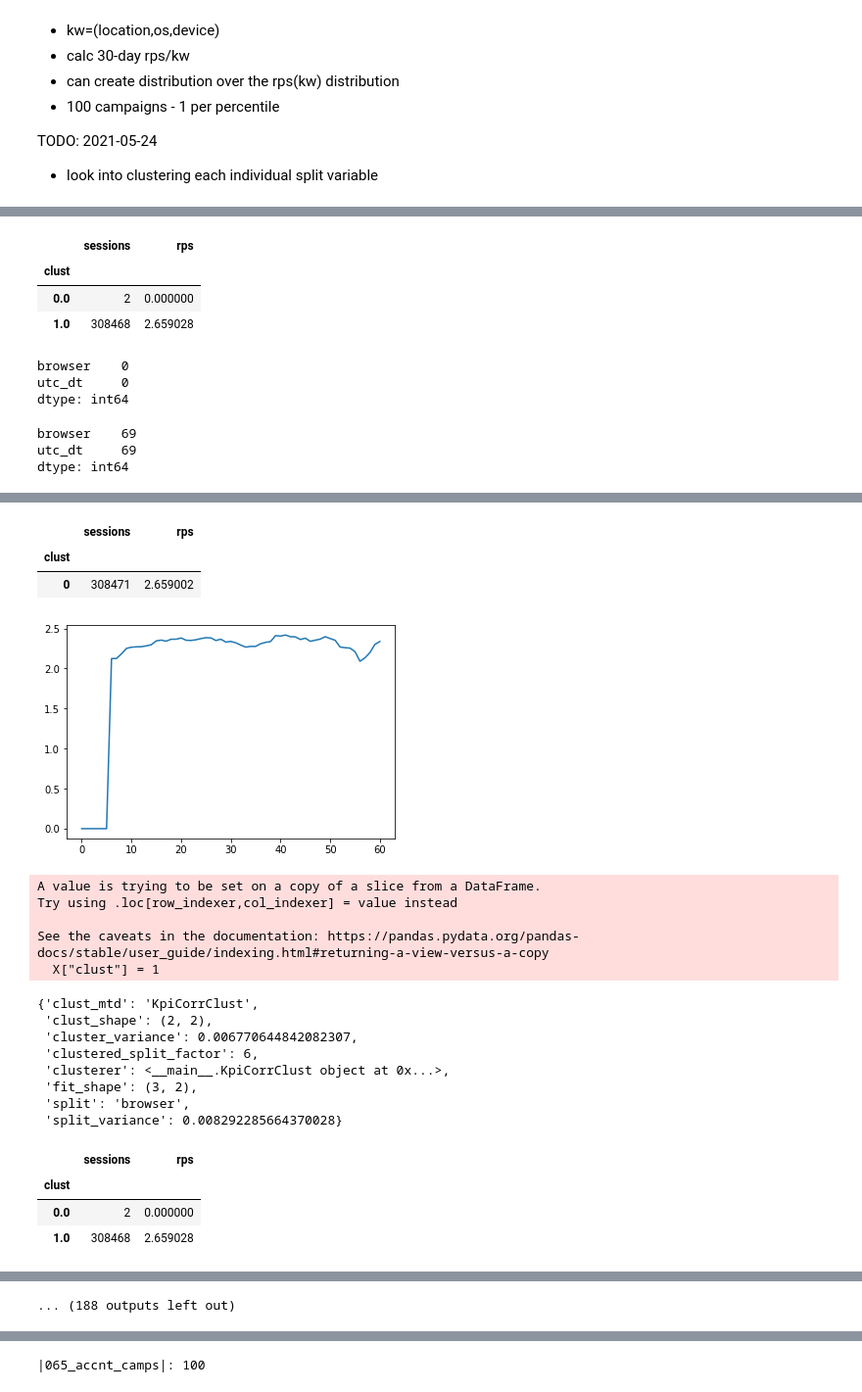
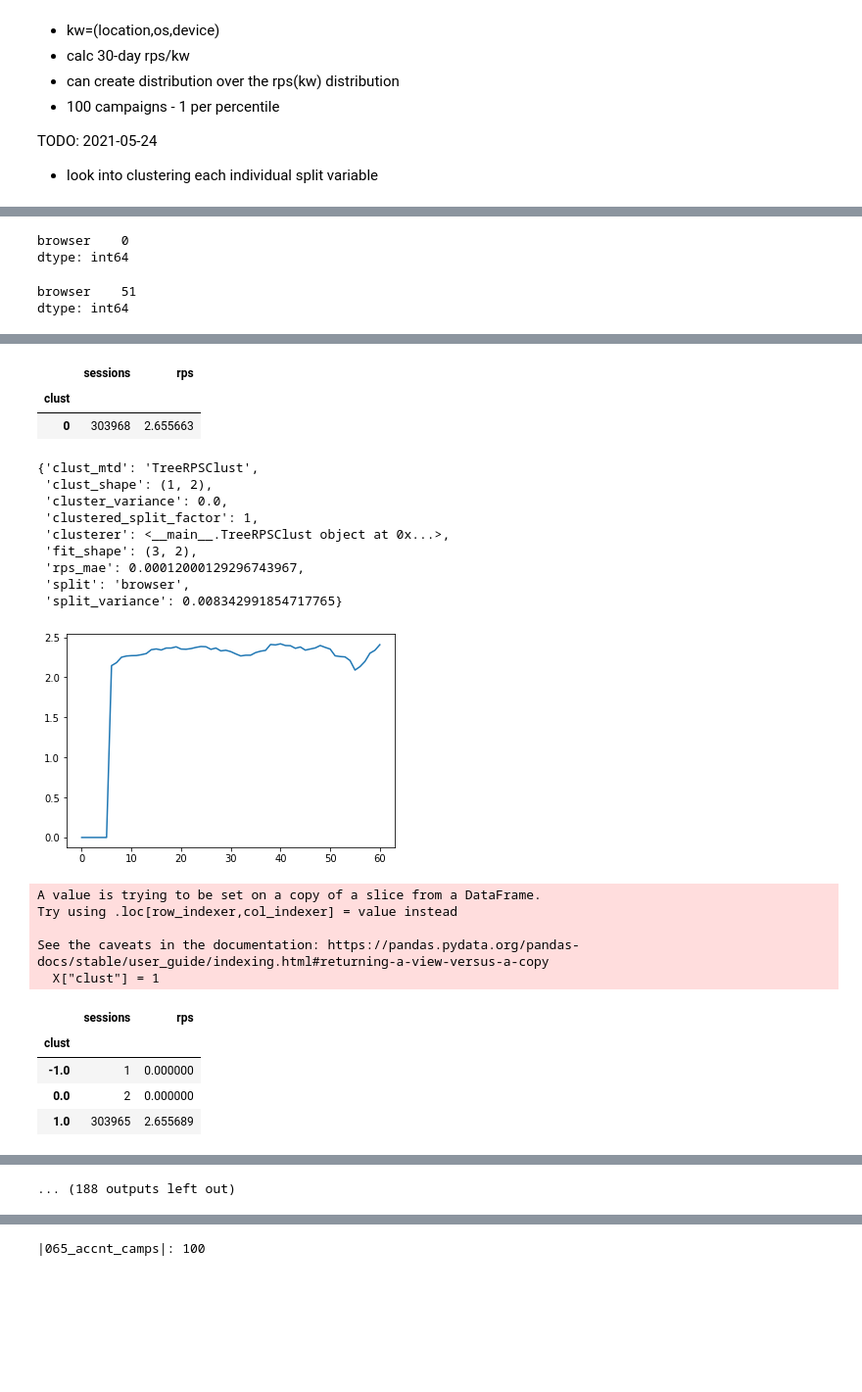
Before and after one commit to pkrishnamurthy1007/adtech, a Jupyter notebook: notebooks/aduriseti_shared/account_structure.ipynb, the cells around one changed output, grey strips where cells are left out. Shown: that part at 98% size. Cells and saved outputs as stored; diff of their text form; code cells hidden in the pictures; blank space fills up the shorter version.

```diff
--- a/notebooks/aduriseti_shared/account_structure.ipynb
+++ b/notebooks/aduriseti_shared/account_structure.ipynb
@@ -109,6 +109,7 @@ from models.utils import wavg,get_wavg_by
 from notebooks.aduriseti_shared.utils import *
 
 NOW = datetime.datetime.now()
+TODAY = NOW.date()
 DAY = datetime.timedelta(days=1)
 
 campaign_split_fields = dict(
@@ -150,14 +151,16 @@ def get_wthresh(W,p):
         cumsum += wthresh
     return wthresh
 
-start_date = NOW - 90*DAY
-eval_date = NOW - 30*DAY
-end_date = NOW
+start_date = TODAY - 90*DAY
+eval_date = TODAY - 30*DAY
+end_date = TODAY
+traffic_source = GOOGLE
+# traffic_source = TABOOLA
 
 split2aggrps = {}
 for split,split_cols in campaign_split_fields.items():
     print(split,split_cols)
-    rps_df = agg_rps(start_date,end_date,None,traffic_source=GOOGLE,agg_columns=tuple(split_cols+["utc_dt"]))
+    rps_df = agg_rps(start_date,end_date,None,traffic_source=traffic_source,agg_columns=tuple(split_cols+["utc_dt"]))
     rps_df = translate_taboola_vals(rps_df)
     rps_df["split_on"] = split
     split2aggrps[split] = rps_df
@@ -189,4 +192,11 @@ INFO:root:query: SELECT dayofweek,hourofday,utc_dt, COUNT(session_id)        ...
 ... (19 outputs left out)
+# %%
+NOW = datetime.datetime.now()
+TODAY = NOW.date()
+DAY = datetime.timedelta(days=1)
+start_date = TODAY - 90*DAY
+eval_date = TODAY - 30*DAY
+end_date = TODAY
 # %%
 import sklearn.preprocessing
 import sklearn.cluster
@@ -443,19 +466,24 @@ class HybridCorrTreeClust:
 # %%
 perfD = []
-for split,rps_df in split2aggrps.items():
+for split,rps_df in [*split2aggrps.items()]:
 
     rps_df["lps"] = rps_df["num_leads"] / rps_df["sessions"]
     rps_df["rpl"] = rps_df["revenue"] / rps_df["num_leads"]
     rps_df["score"] = rps_df[["score_null_avg","score_adv_avg","score_supp_avg"]].sum(axis=1)
     rps_df["rps"] = rps_df["rps_avg"]
-    fitI = rps_df.reset_index()['utc_dt'] < eval_date
+    fitI = rps_df.reset_index()['utc_dt'].dt.date < eval_date
     fitI.index = rps_df.index
 
-    for clust_mtd in [AggRPSClust,TreeRPSClust,KpiCorrClust,HybridCorrTreeClust]:
+    for clust_mtd in [AggRPSClust,TreeRPSClust,KpiSimClust,HybridCorrTreeClust]:
         clusterer = clust_mtd().fit(rps_df[fitI],None)
         rps_df["clust"] = -1
         rps_df.loc[fitI,"clust"] = clusterer.transform(rps_df[fitI])
         rps_df.loc[~fitI,"clust"] = clusterer.transform(rps_df[~fitI])
+        rps_df["clust"] = rps_df["clust"].fillna(-1)
+        rps_df["rps_clust"] = rps_df \
+            .groupby(["clust","utc_dt"]) \
+            ["rps"].transform(get_wavg_by(rps_df,"sessions"))
+        daily_rps_mae = (rps_df["rps"] - rps_df["rps_clust"]).abs()
 
         agg_rps_df = rps_df \
             [~fitI] \
@@ -471,12 +499,11 @@ for split,rps_df in split2aggrps.items():
                 "sessions": sum,
                 "rps": get_wavg_by(rps_df[~fitI],"sessions")
             })
-
+        ipydisp(clust_rps_df)
         assert clust_rps_df["rps"].max() <= agg_rps_df["rps"].max()
         rps_wavg = wavg(agg_rps_df[["rps"]], agg_rps_df["sessions"])
         rps_clust_wavg = wavg(clust_rps_df[["rps"]], clust_rps_df["sessions"])
         assert all((rps_wavg - rps_clust_wavg).abs() < 1e-2), (rps_wavg, rps_clust_wavg)
-
 
         perfd = {
             "clust_mtd": clusterer.__class__.__name__,
@@ -488,10 +515,10 @@ for split,rps_df in split2aggrps.items():
             "cluster_variance": wstd(clust_rps_df["rps"], clust_rps_df["sessions"]),
             # wstd(rps_df["rps_avg"],rps_df["sessions"])
             "clustered_split_factor": get_split_factor(rps_df),
+            "rps_mae": wavg(daily_rps_mae,rps_df["sessions"]),
         }
         perfD.append(perfd)
         pprint.pprint(perfd)
-        ipydisp(clust_rps_df)
 
 perfdf = pd.DataFrame(perfD)
 ipydisp(perfdf)
@@ -512,10 +545,4 @@ See the caveats in the documentation: https://pandas.pydata.org/pandas-docs/stab
-|  | sessions | rps |
-| clust |  |  |
-| 0.0 | 2 | 0.000000 |
-| 1.0 | 308468 | 2.659028 |
 browser    0
-utc_dt     0
 dtype: int64
-browser    69
-utc_dt     69
+browser    51
 dtype: int64
@@ -536,21 +555,23 @@ Tree RPS MAE: 0.8670248911591346
 |  | sessions | rps |
 | clust |  |  |
-| 0 | 308471 | 2.659002 |
+| 0 | 303968 | 2.655663 |
+{'clust_mtd': 'TreeRPSClust',
+ 'clust_shape': (1, 2),
+ 'cluster_variance': 0.0,
+ 'clustered_split_factor': 1,
+ 'clusterer': <__main__.TreeRPSClust object at 0x...>,
+ 'fit_shape': (3, 2),
+ 'rps_mae': 0.00012000129296743967,
+ 'split': 'browser',
+ 'split_variance': 0.008342991854717765}
-[figure, old version]
+[figure, new version]
-A value is trying to be set on a copy of a slice from a DataFrame.
-Try using .loc[row_indexer,col_indexer] = value instead
-
-See the caveats in the documentation: https://pandas.pydata.org/pandas-docs/stable/user_guide/indexing.html#returning-a-view-versus-a-copy
-  X["clust"] = 1
-{'clust_mtd': 'KpiCorrClust',
- 'clust_shape': (2, 2),
- 'cluster_variance': 0.006770644842082307,
- 'clustered_split_factor': 6,
- 'clusterer': <__main__.KpiCorrClust object at 0x...>,
- 'fit_shape': (3, 2),
- 'split': 'browser',
- 'split_variance': 0.008292285664370028}
+A value is trying to be set on a copy of a slice from a DataFrame.
+Try using .loc[row_indexer,col_indexer] = value instead
+
+See the caveats in the documentation: https://pandas.pydata.org/pandas-docs/stable/user_guide/indexing.html#returning-a-view-versus-a-copy
+  X["clust"] = 1
 |  | sessions | rps |
 | clust |  |  |
+| -1.0 | 1 | 0.000000 |
 | 0.0 | 2 | 0.000000 |
-| 1.0 | 308468 | 2.659028 |
+| 1.0 | 303965 | 2.655689 |
```
Also changed, not shown: parts of 11 cells of this notebook, 1 other file.
